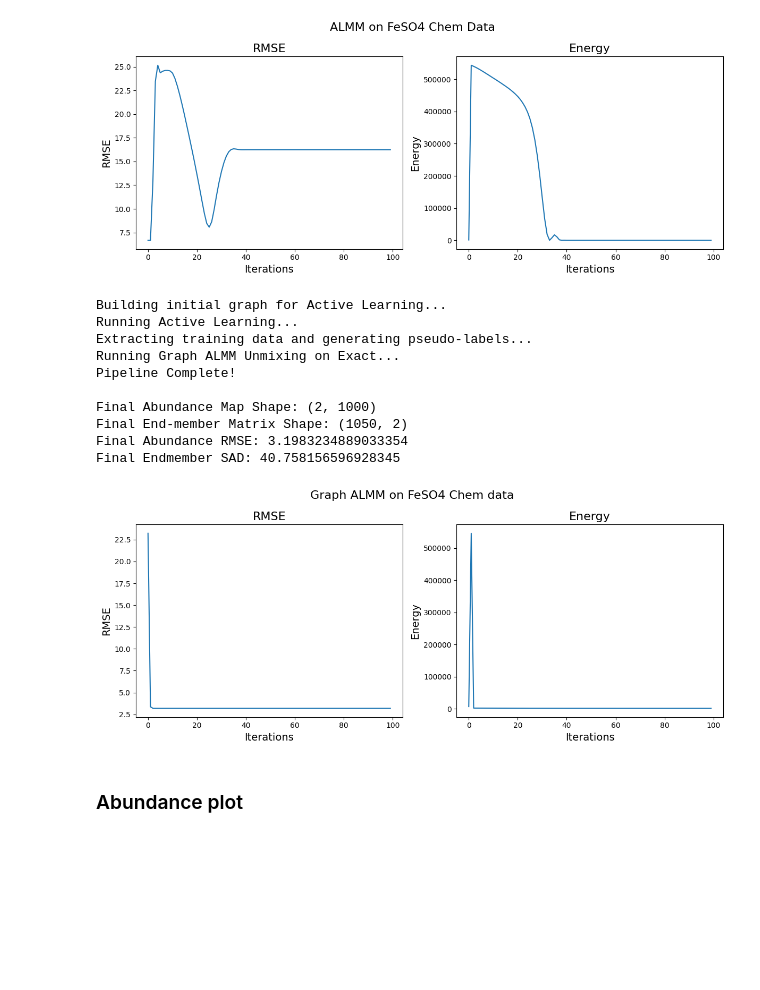
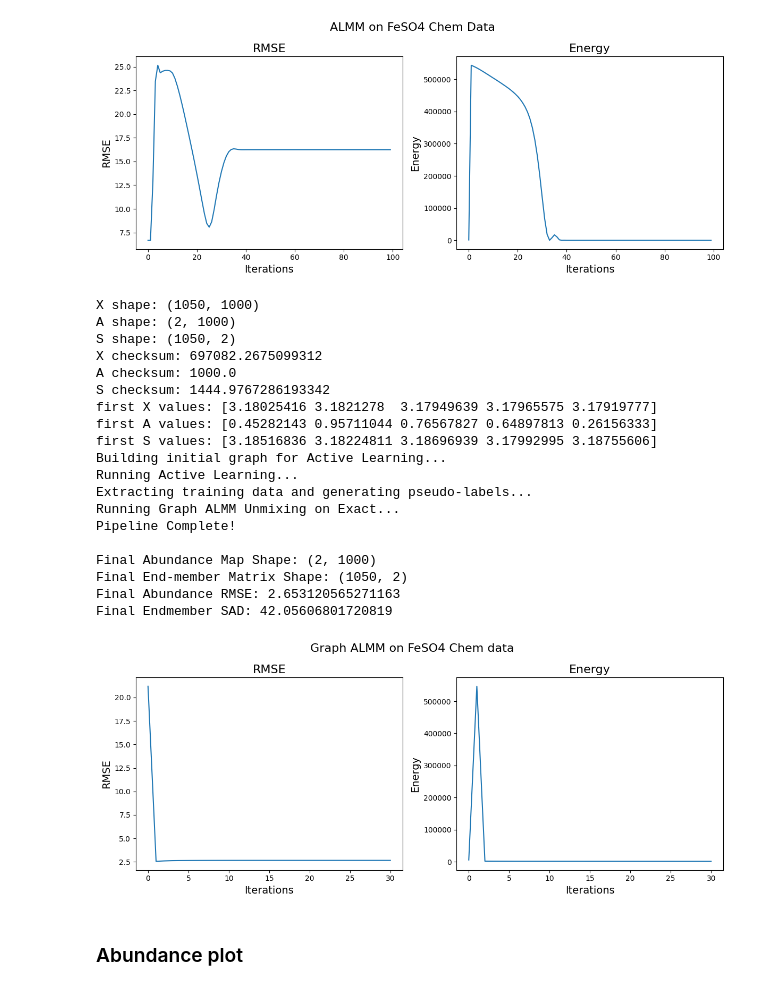
Before and after one commit to mtyler1059/Nearly-Blind-Hyperspectral-Unmixing, a Jupyter notebook: chem_experiments.ipynb, the cells around one changed output. Cells and saved outputs as stored; diff of their text form; code cells hidden in the pictures; blank space fills up the shorter version.

Commit message:
Fixed L1/2 half threshold and added an iteration stop condition on graph almm

```diff
--- a/chem_experiments.ipynb
+++ b/chem_experiments.ipynb
@@ -1178,39 +1221,73 @@ ALMM_chem_FeSO4_RMSE, ALMM_chem_FeSO4_energy, __, __ = algo_2_almm_optimized(X =
 # Best alpha: 5.4999999999999995e-05
 # Best M_total: 4.0
 # Best xi: 0.01
 # Best label: Exact
 
-alpha_0 = 5.5e-5
+# Doesn't match (suposed to be 1.45)
+
+# L1/2 fixed
+# 2.6531199482255983
+# 2.6531199482255983
+
+# Stopping tolerances
+# 1e-6: 2.6531199482255983 (2 min)
+# 1e-4: 2.653120565271163 (1 min)
+# 2.653120565271163 (second run, 50 sec)
+#  1.4555714246183584(other python file)
+# 1e-3: 2.6529324072764915 (40 sec)
+
+alpha_0 = 5.5e-7
 beta_0 = (1e-3 + 1e-2)/2
 gamma_0 = (1e-3 + 1e-2)/2
 eta_0 = (1e-3 + 1e-2)/2
 xi_0 = 1e-2
 
+print("X shape:", X_chem_FeSO4.shape)
+print("A shape:", A_gt_chem_FeSO4.shape)
+print("S shape:", S_gt_chem_FeSO4.shape)
+
+print("X checksum:", np.sum(X_chem_FeSO4))
+print("A checksum:", np.sum(A_gt_chem_FeSO4))
+print("S checksum:", np.sum(S_gt_chem_FeSO4))
+
+print("first X values:", X_chem_FeSO4.flatten()[:5])
+print("first A values:", A_gt_chem_FeSO4.flatten()[:5])
+print("first S values:", S_gt_chem_FeSO4.flatten()[:5])
+
 # Actual Run
 A_graph_almm_chem_FeSO4, S_graph_almm_chem_FeSO4, A_rmse_graph_almm_chem_FeSO4, S_rmse_graph_almm_chem_FeSO4 = run_unmixing_pipeline_example2(X = X_chem_FeSO4, A_gt = A_gt_chem_FeSO4, S_gt = S_gt_chem_FeSO4, N = samples,
                                                                                                                         alpha = alpha_0, beta = beta_0, gamma = gamma_0, eta = eta_0, maxIter = iters,
-                                                                                                                        M_total_0 = 4.0, m_0 = 2, xi_0 = xi_0,
+                                                                                                                        M_total_0 = 16.0, m_0 = 2, xi_0 = xi_0,
                                                                                                                         OH_labels = False, print_bool = True,
                                                                                                                         A_error = False, RMSE_plot = False, Energy_plot = False, title_0 = "Graph ALMM on FeSO4 Chem data", array_plots = False)
 
 # Error and Energy arrays
 graph_almm_chem_FeSO4_RMSE, graph_almm_chem_FeSO4_energy, __, __ = run_unmixing_pipeline_example2(X = X_chem_FeSO4, A_gt = A_gt_chem_FeSO4, S_gt = S_gt_chem_FeSO4, N = samples,
                                                                                     alpha = alpha_0, beta = beta_0, gamma = gamma_0, eta = eta_0, maxIter = iters,
-                                                                                    M_total_0 = 4.0, m_0 = 2, xi_0 = xi_0,
+                                                                                    M_total_0 = 16.0, m_0 = 2, xi_0 = xi_0,
                                                                                     OH_labels = False, print_bool = False,
                                                                                     A_error = False, RMSE_plot = True, Energy_plot = True, title_0 = "Graph ALMM on FeSO4 Chem data", array_plots = True)
 # %% [output]
+X shape: (1050, 1000)
+A shape: (2, 1000)
+S shape: (1050, 2)
+X checksum: 697082.2675099312
+A checksum: 1000.0
+S checksum: 1444.9767286193342
+first X values: [3.18025416 3.1821278  3.17949639 3.17965575 3.17919777]
+first A values: [0.45282143 0.95711044 0.76567827 0.64897813 0.26156333]
+first S values: [3.18516836 3.18224811 3.18696939 3.17992995 3.18755606]
 Building initial graph for Active Learning...
 Running Active Learning...
 Extracting training data and generating pseudo-labels...
 Running Graph ALMM Unmixing on Exact...
 Pipeline Complete!
 
 Final Abundance Map Shape: (2, 1000)
 Final End-member Matrix Shape: (1050, 2)
-Final Abundance RMSE: 3.1983234889033354
-Final Endmember SAD: 40.758156596928345
+Final Abundance RMSE: 2.653120565271163
+Final Endmember SAD: 42.05606801720819
-[figure, old version]
+[figure, new version]
 # %% [markdown]
 ### Abundance plot
 # %%
```
Also changed, not shown: parts of 23 cells of this notebook, 9 other files.
